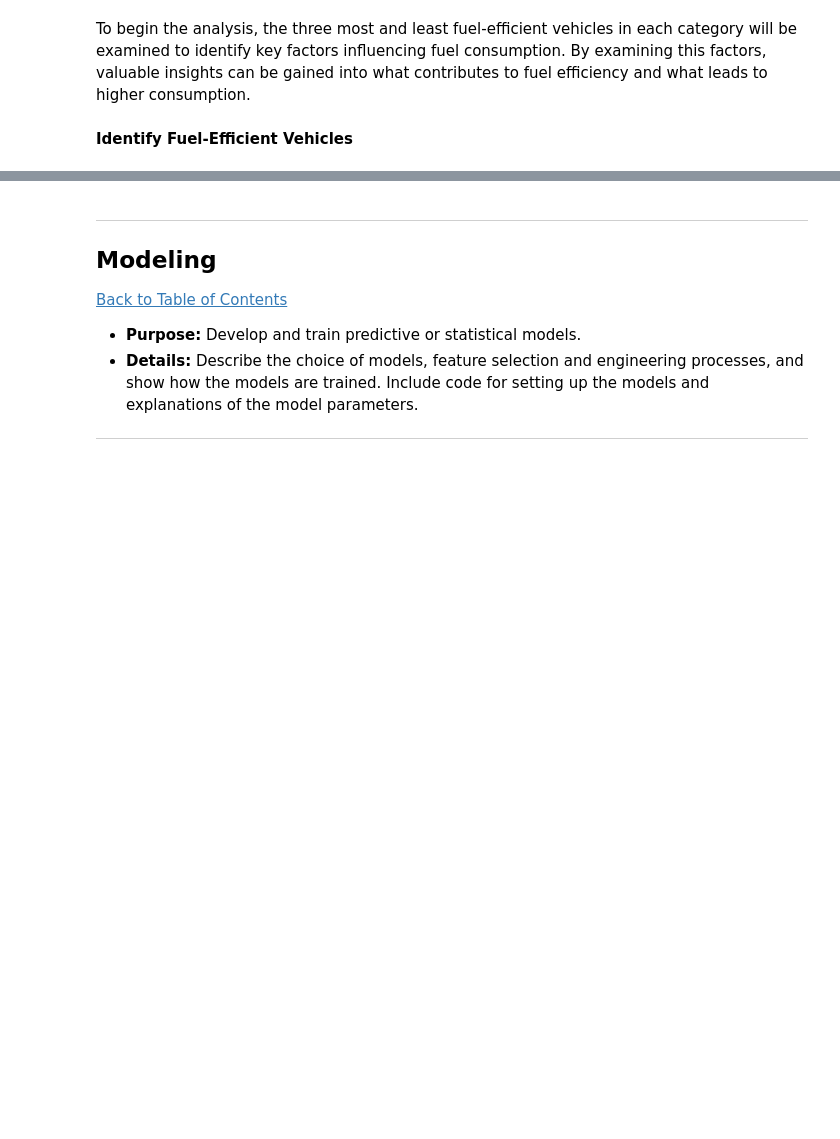
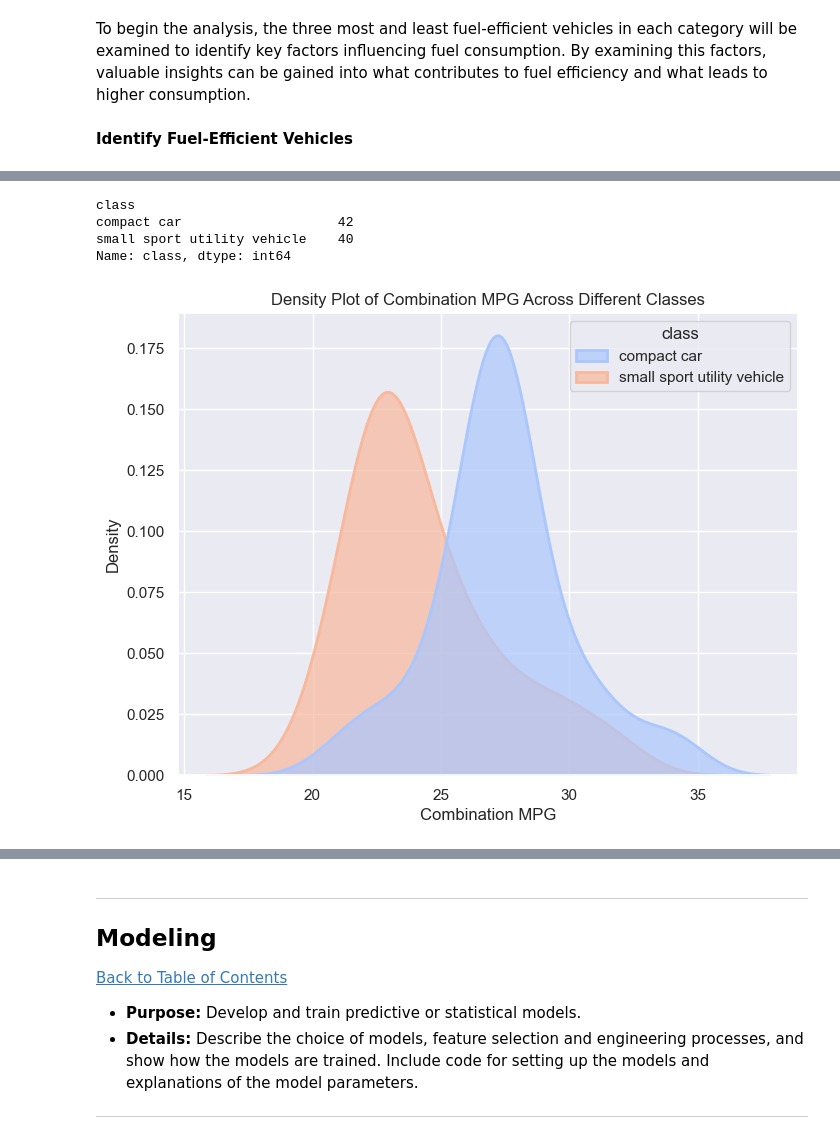
Before and after one commit to lamelkekana/Fuel_Economy_Insights, a Jupyter notebook: fuel_efficiency_analysis.ipynb, the cells around one changed output, grey strips where cells are left out. Drawn from its saved outputs; the diff is of its cells as text; code cells hidden in the pictures; blank space fills up the shorter version.

```diff
--- a/fuel_efficiency_analysis.ipynb
+++ b/fuel_efficiency_analysis.ipynb
@@ -811,0 +912,4 @@ fig.show()
+# %%
+# Filter out other classes and keep suv an compact car
+filtered_df = df[(df['class'] == 'compact car') | (df['class'] == 'small sport utility vehicle')]
+filtered_df.head()
@@ -811,0 +923,4 @@ fig.show()
+# %%
+# filter vehicles from the two different classes with similiar spec
+similiar_spec = filtered_df[(filtered_df['cylinders'] == 4) & (filtered_df['displacement'] == 2 )]
+similiar_spec.head()
@@ -811,0 +934,36 @@ fig.show()
+# %%
+# see count for fair comparison
+similiar_spec.groupby('class')['class'].count()
+# %% [output]
+class
+compact car                    42
+small sport utility vehicle    40
+Name: class, dtype: int64
+# %%
+# Set seaborn style
+sns.set(style="darkgrid")
+
+# Create figure and axis
+plt.figure(figsize=(8, 6))
+
+# Density plot
+sns.kdeplot(
+    data=similiar_spec,
+    x='combination_mpg',
+    hue='class',
+    fill=True,
+    common_norm=False,
+    palette="coolwarm",
+    alpha=0.7,
+    linewidth=2
+)
+
+# Add labes
+plt.title('Density Plot of Combination MPG Across Different Classes')
+plt.xlabel('Combination MPG')
+plt.ylabel('Density')
+
+# Show the plot
+plt.show()
+# %% [output]
+[figure, added]
```
Also changed, not shown: parts of 35 cells of this notebook.
